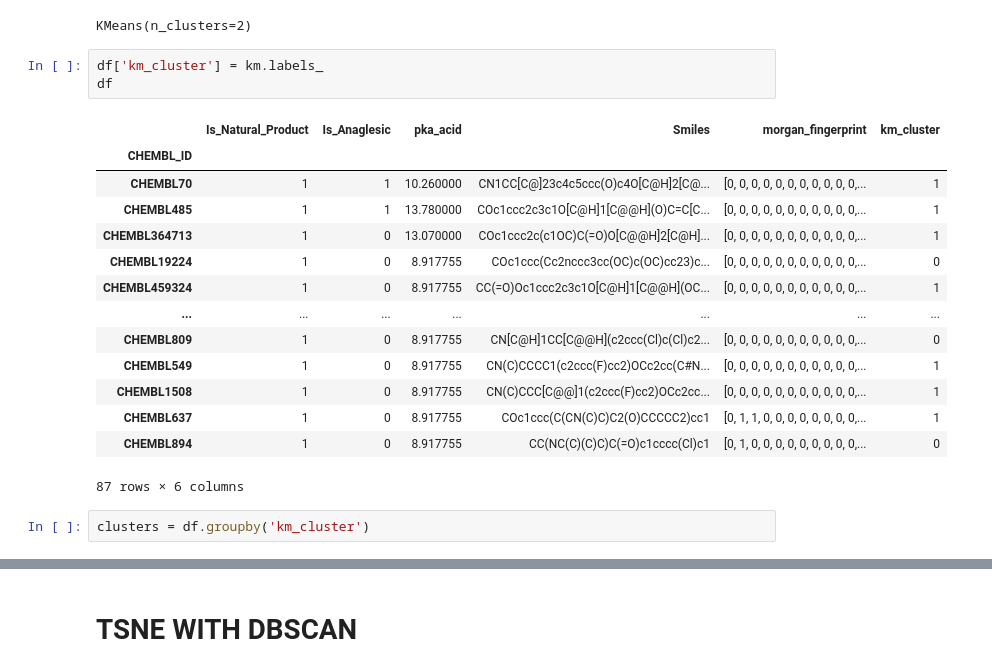
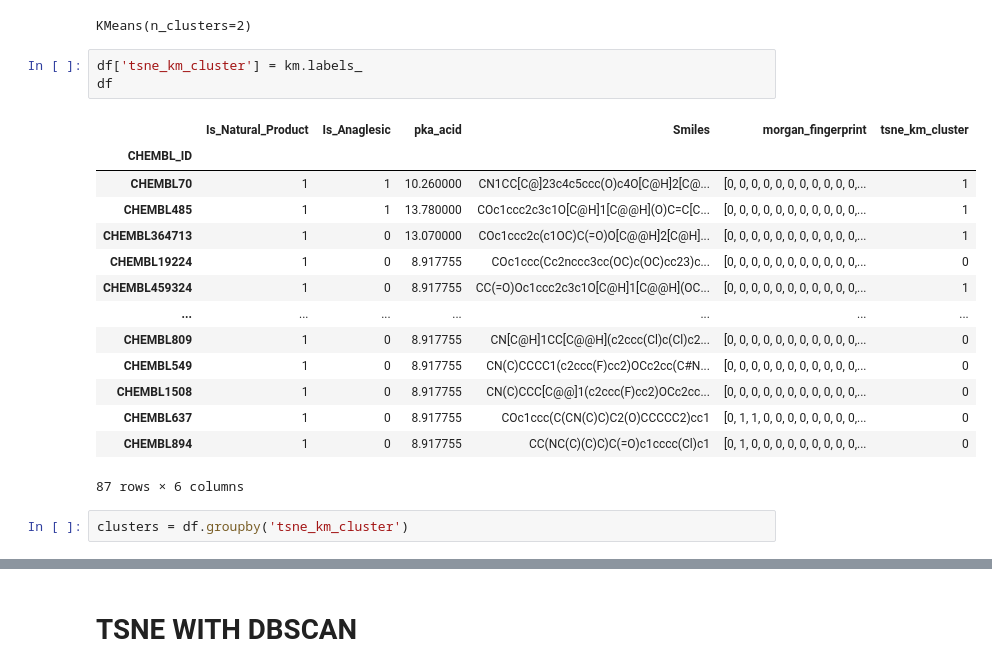
Before and after one commit to JKosciukiewicz/MLDD_Project, a Jupyter notebook: Clustering_examples_second_part.ipynb, the cells around one changed output, grey strips where cells are left out. Cells and saved outputs as stored; diff of their text form.

```diff
--- a/Clustering_examples_second_part.ipynb
+++ b/Clustering_examples_second_part.ipynb
@@ -115,10 +115,10 @@ km
 # %% [output]
 KMeans(n_clusters=2)
 # %%
-df['km_cluster'] = km.labels_
+df['tsne_km_cluster'] = km.labels_
 df
 # %% [output]
-|  | Is_Natural_Product | Is_Anaglesic | pka_acid | Smiles | morgan_fingerprint | km_cluster |
+|  | Is_Natural_Product | Is_Anaglesic | pka_acid | Smiles | morgan_fingerprint | tsne_km_cluster |
 | CHEMBL_ID |  |  |  |  |  |  |
 | CHEMBL70 | 1 | 1 | 10.260000 | CN1CC[C@]23c4c5ccc(O)c4O[C@H]2[C@... | [0, 0, 0, 0, 0, 0, 0, 0, 0, 0, 0,... | 1 |
 | CHEMBL485 | 1 | 1 | 13.780000 | COc1ccc2c3c1O[C@H]1[C@@H](O)C=C[C... | [0, 0, 0, 0, 0, 0, 0, 0, 0, 0, 0,... | 1 |
@@ -127,13 +127,13 @@ df
 | CHEMBL459324 | 1 | 0 | 8.917755 | CC(=O)Oc1ccc2c3c1O[C@H]1[C@@H](OC... | [0, 0, 0, 0, 0, 0, 0, 0, 0, 0, 0,... | 1 |
 | ... | ... | ... | ... | ... | ... | ... |
 | CHEMBL809 | 1 | 0 | 8.917755 | CN[C@H]1CC[C@@H](c2ccc(Cl)c(Cl)c2... | [0, 0, 0, 0, 0, 0, 0, 0, 0, 0, 0,... | 0 |
-| CHEMBL549 | 1 | 0 | 8.917755 | CN(C)CCCC1(c2ccc(F)cc2)OCc2cc(C#N... | [0, 0, 0, 0, 0, 0, 0, 0, 0, 0, 0,... | 1 |
-| CHEMBL1508 | 1 | 0 | 8.917755 | CN(C)CCC[C@@]1(c2ccc(F)cc2)OCc2cc... | [0, 0, 0, 0, 0, 0, 0, 0, 0, 0, 0,... | 1 |
-| CHEMBL637 | 1 | 0 | 8.917755 | COc1ccc(C(CN(C)C)C2(O)CCCCC2)cc1 | [0, 1, 1, 0, 0, 0, 0, 0, 0, 0, 0,... | 1 |
+| CHEMBL549 | 1 | 0 | 8.917755 | CN(C)CCCC1(c2ccc(F)cc2)OCc2cc(C#N... | [0, 0, 0, 0, 0, 0, 0, 0, 0, 0, 0,... | 0 |
+| CHEMBL1508 | 1 | 0 | 8.917755 | CN(C)CCC[C@@]1(c2ccc(F)cc2)OCc2cc... | [0, 0, 0, 0, 0, 0, 0, 0, 0, 0, 0,... | 0 |
+| CHEMBL637 | 1 | 0 | 8.917755 | COc1ccc(C(CN(C)C)C2(O)CCCCC2)cc1 | [0, 1, 1, 0, 0, 0, 0, 0, 0, 0, 0,... | 0 |
 | CHEMBL894 | 1 | 0 | 8.917755 | CC(NC(C)(C)C)C(=O)c1cccc(Cl)c1 | [0, 1, 0, 0, 0, 0, 0, 0, 0, 0, 0,... | 0 |
 87 rows × 6 columns
 # %%
-clusters = df.groupby('km_cluster')
+clusters = df.groupby('tsne_km_cluster')
 # %%
 cluster_centers = km.cluster_centers_
 cluster_centers
```
Also changed, not shown: parts of 11 cells of this notebook, 2 other files.
